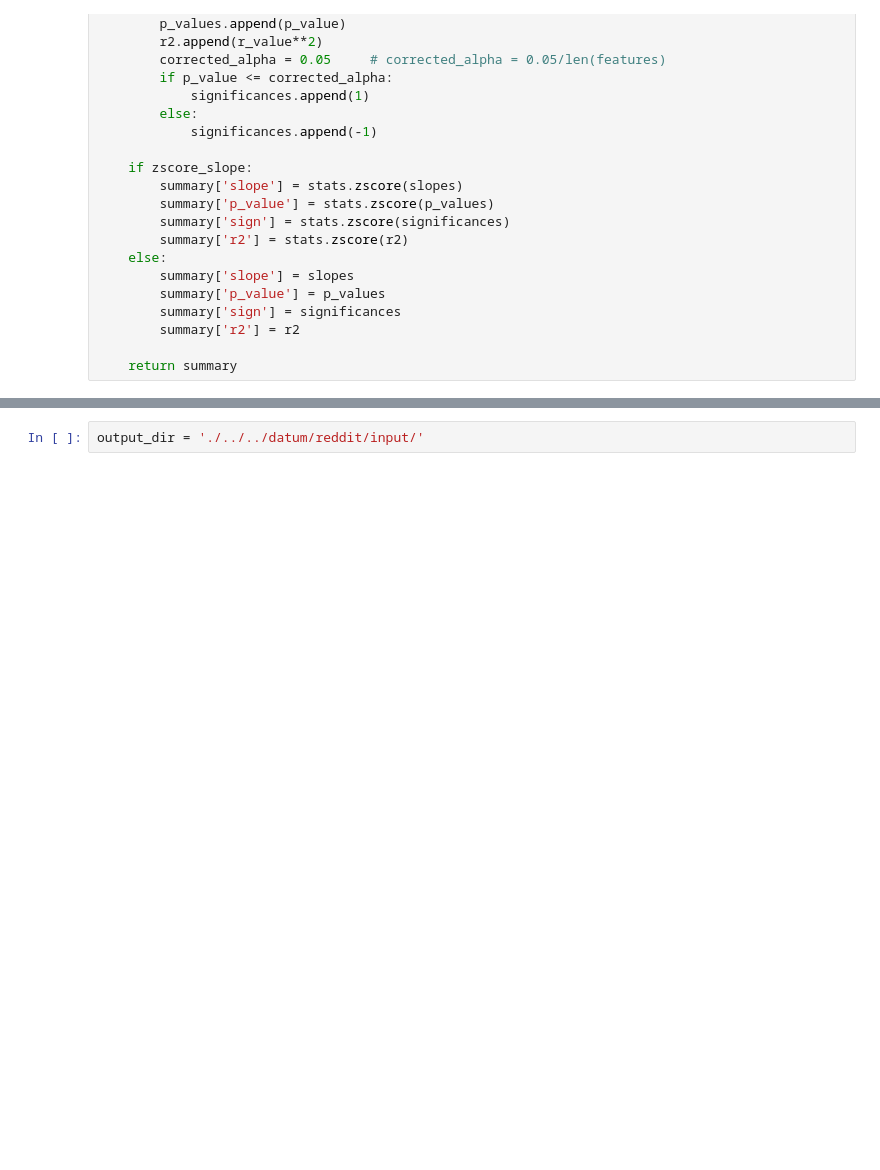
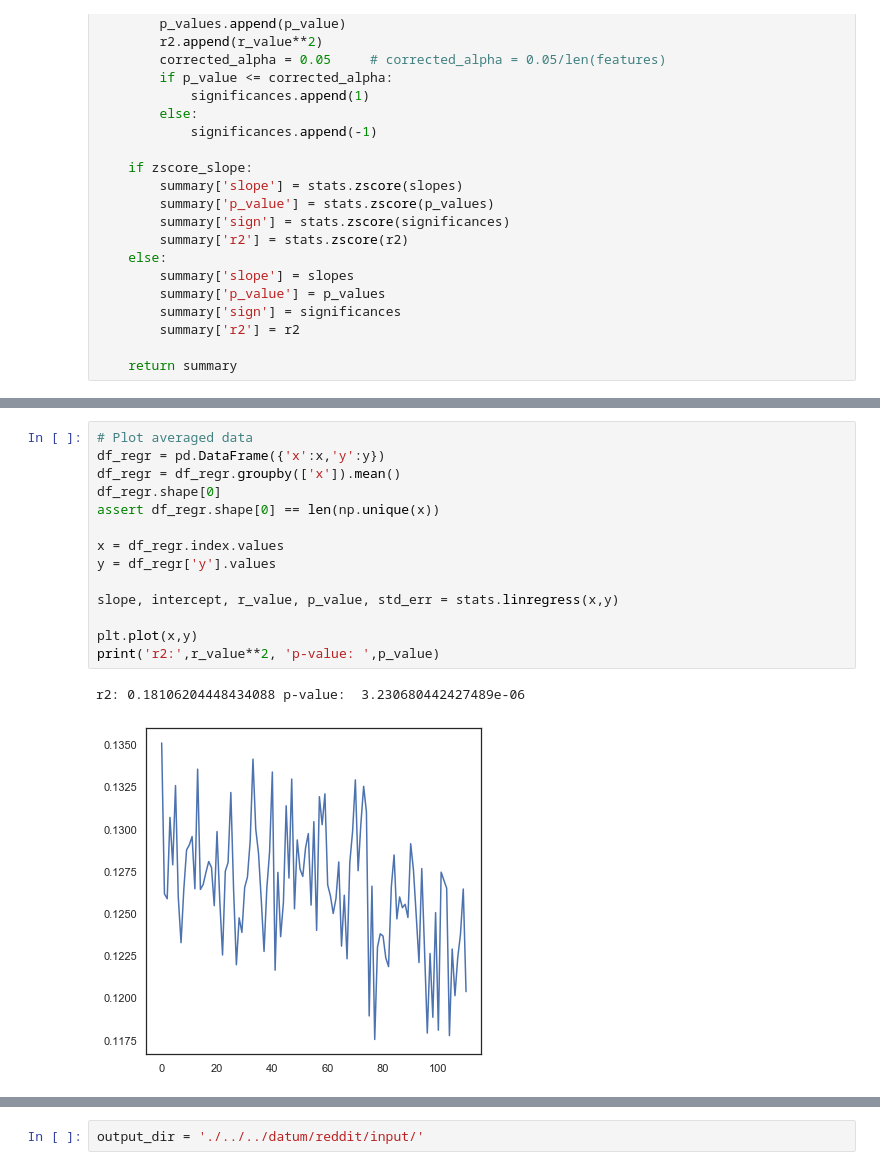
Before and after one commit to danielmlow/reddit, a Jupyter notebook: reddit_descriptive.ipynb, the cells around one changed output, grey strips where cells are left out. Saved outputs shown, nothing was run; the diff lists cells and outputs as text; blank space fills up the shorter version.

```diff
--- a/reddit_descriptive.ipynb
+++ b/reddit_descriptive.ipynb
@@ -694,0 +441,17 @@ plt.savefig('./data/heatmap_r2.png', dpi=300)
+# %%
+# Plot averaged data
+df_regr = pd.DataFrame({'x':x,'y':y})
+df_regr = df_regr.groupby(['x']).mean()
+df_regr.shape[0]
+assert df_regr.shape[0] == len(np.unique(x))
+
+x = df_regr.index.values
+y = df_regr['y'].values
+
+slope, intercept, r_value, p_value, std_err = stats.linregress(x,y)
+
+plt.plot(x,y)
+print('r2:',r_value**2, 'p-value: ',p_value)
+# %% [output]
+r2: 0.18106204448434088 p-value:  3.230680442427489e-06
+[figure, added]
```
Also changed, not shown: parts of 118 cells of this notebook, 14 other files.
